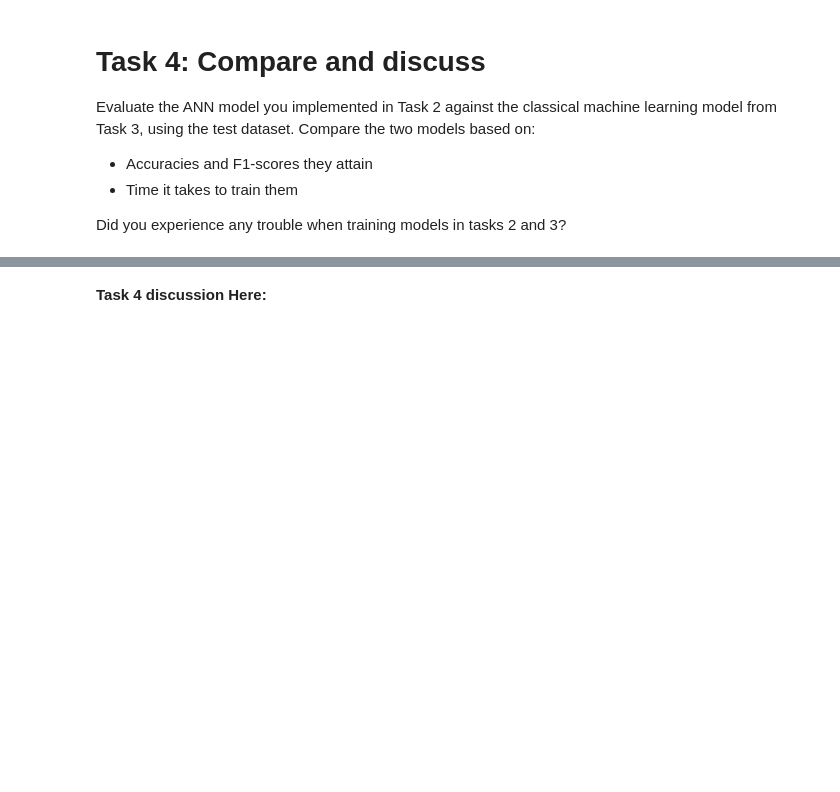
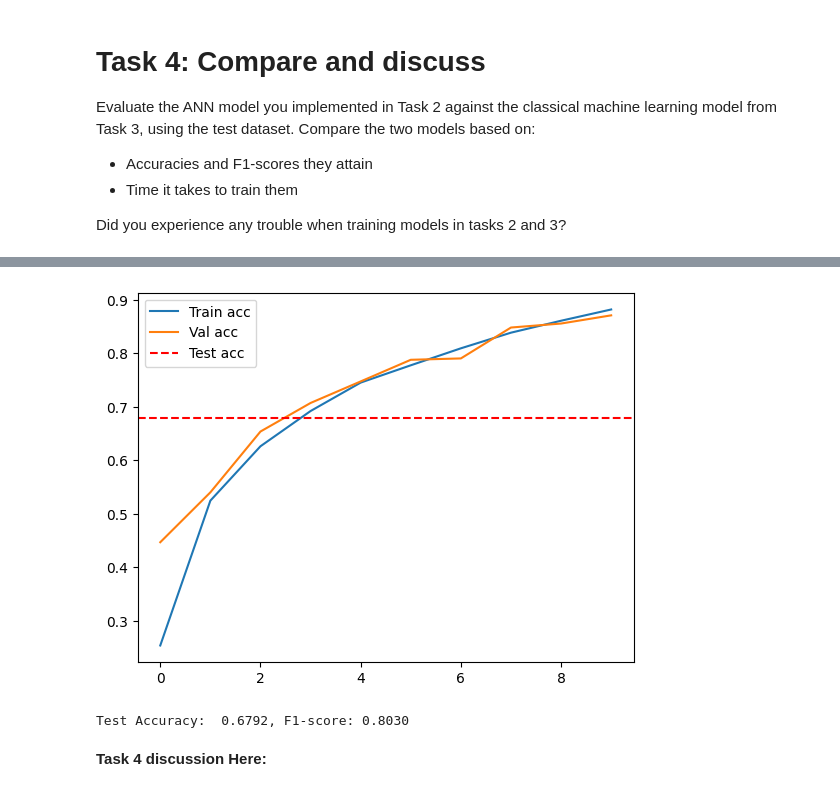
Before and after one commit to emiliehp/DAT300, a Jupyter notebook: ca1_dat300_2025.ipynb, the cells around one changed output, grey strips where cells are left out. Cells and saved outputs as stored; diff of their text form; code cells hidden in the pictures; blank space fills up the shorter version.

```diff
--- a/ca1_dat300_2025.ipynb
+++ b/ca1_dat300_2025.ipynb
@@ -307,3 +352,14 @@ Evaluate the ANN model you implemented in Task 2 against the classical machine l
 * Time it takes to train them
 
 Did you experience any trouble when training models in tasks 2 and 3?
+# %%
+test_loss, test_acc = model.evaluate(X_test, y_test_fixed) # Removed one-hot encoding
+print(f"Test accuracy: {test_acc:.4f}")
+
+from sklearn.metrics import f1_score
+
+y_pred_probs = model.predict(X_test)
+y_pred = y_pred_probs.argmax(axis=1)
+
+f1 = f1_score(y_test_fixed, y_pred, average="macro")
+print(f"Test F1-score: {f1:.4f}")
@@ -310,2 +371,19 @@ Did you experience any trouble when training models in tasks 2 and 3?
+# %%
+plt.plot(history.history["accuracy"], label="Train acc")
+plt.plot(history.history["val_accuracy"], label="Val acc")
+plt.axhline(y=test_acc, color="r", linestyle="--", label="Test acc")
+plt.legend()
+plt.show()
+# %% [output]
+[figure, added]
+# %%
+y_test_pred_rain = rf.predict(X_test)
+
+test_acc_rain = accuracy_score(y_test, y_test_pred_rain)
+test_f1  = f1_score(y_test, y_test_pred_rain, average='macro')
+
+print(f"Test Accuracy:  {test_acc:.4f}, F1-score: {test_f1:.4f}")
+# %% [output]
+Test Accuracy:  0.6792, F1-score: 0.8030
 # %% [markdown]
 **Task 4 discussion Here:**
```
Also changed, not shown: parts of 6 cells of this notebook.
